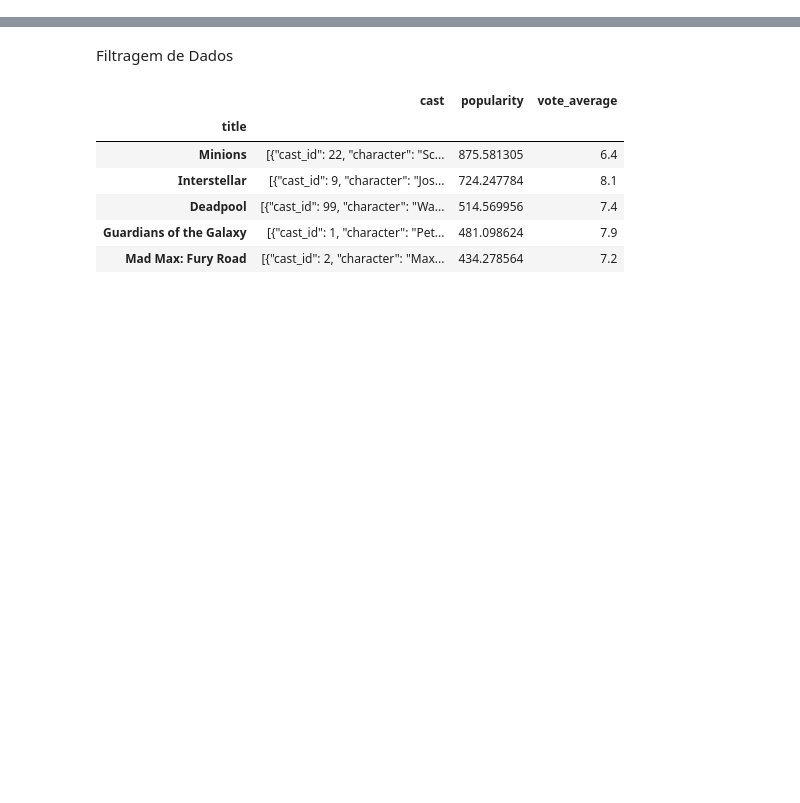
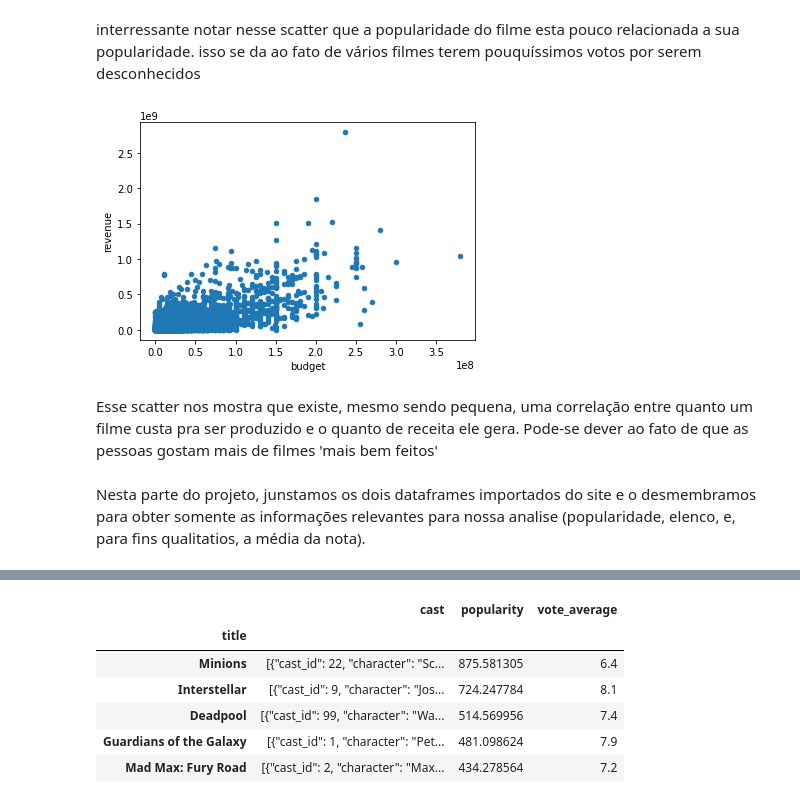
Before and after one commit to GLeviosa/Projeto_3_CD, a Jupyter notebook: Projeto 3.ipynb, the cells around one changed output, grey strips where cells are left out. Drawn from its saved outputs; the diff is of its cells as text; code cells hidden in the pictures; blank space fills up the shorter version.

```diff
--- a/Projeto 3.ipynb
+++ b/Projeto 3.ipynb
@@ -60,3 +70,13 @@ Nesta parte foi dado o joint nos 2 dataframes importados para melhor manuseament
+# %% [markdown]
+interressante notar nesse scatter que a popularidade do filme esta pouco relacionada a sua popularidade. isso se da ao fato de vários filmes terem pouquíssimos votos por serem desconhecidos
+# %%
+data.plot.scatter(x='budget', y='revenue');
+# %% [output]
+[figure, added]
+# %% [markdown]
+Esse scatter nos mostra que existe, mesmo sendo pequena, uma correlação entre quanto um filme custa pra ser produzido e o quanto de receita ele gera. Pode-se dever ao fato de que as pessoas gostam mais de filmes 'mais bem feitos'
+# %% [markdown]
+Nesta parte do projeto, junstamos os dois dataframes importados do site e o desmembramos para obter somente as informações relevantes para nossa analise (popularidade, elenco, e, para fins qualitatios, a média da nota).
 # %%
 data.head(3)
 # %% [output]
@@ -66,8 +86,6 @@ data.head(3)
 | (500) Days of Summer | 19913 | [{"cast_id": 4, "character": "Tom... | [{"credit_id": "52fe47f99251416c7... | 7500000 | [{"id": 35, "name": "Comedy"}, {"... | http://500days.com | 19913 | [{"id": 248, "name": "date"}, {"i... | en | ... |
 | 10 Cloverfield Lane | 333371 | [{"cast_id": 2, "character": "Mic... | [{"credit_id": "57627624c3a368068... | 15000000 | [{"id": 53, "name": "Thriller"}, ... | http://www.10cloverfieldlane.com/ | 333371 | [{"id": 1930, "name": "kidnapping... | en | ... |
 3 rows × 22 columns
-# %% [markdown]
-Filtragem de Dados
 # %%
 df = data[['cast', 'popularity', 'vote_average']]
 df.sort_values(by="popularity", ascending=False).head(5)
```
Also changed, not shown: parts of 38 cells of this notebook, 3 other files.
